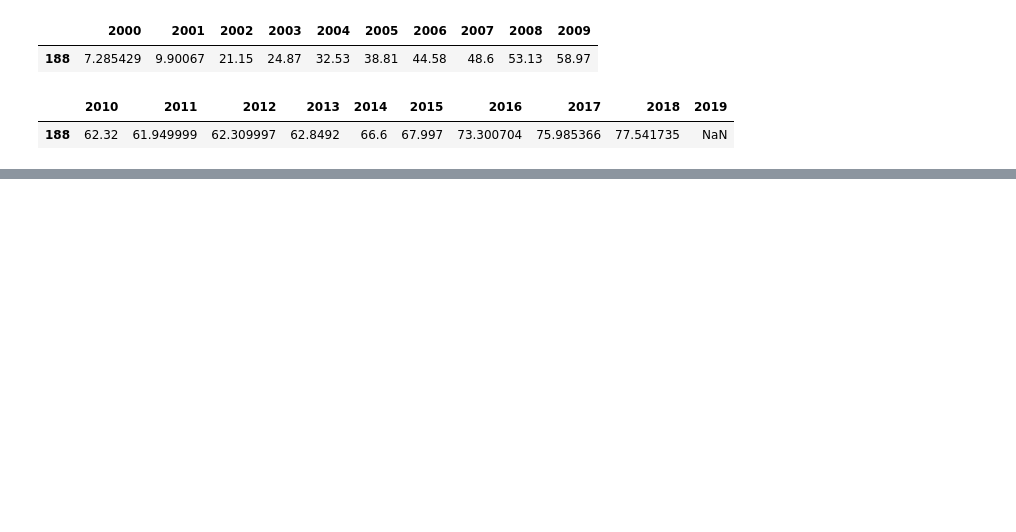
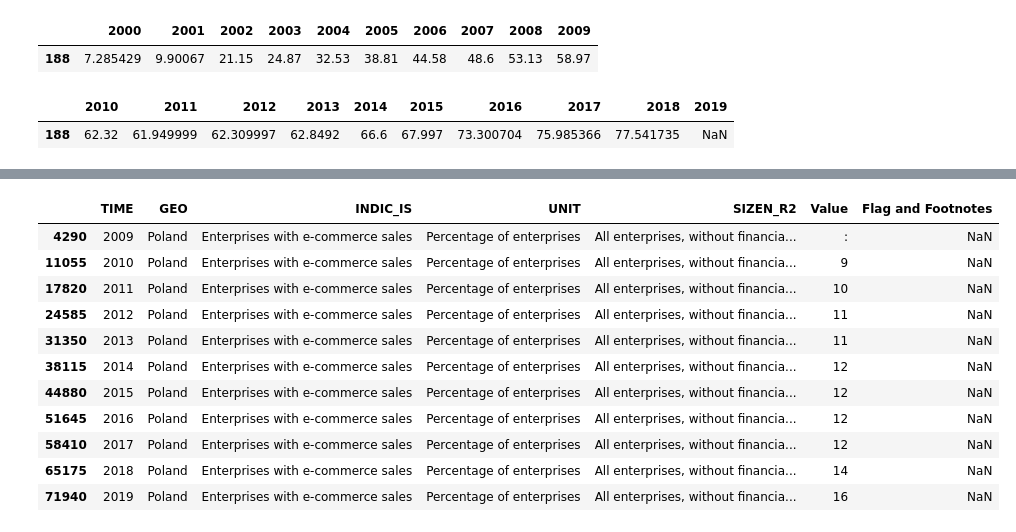
Before and after one commit to IOR88/DigitalBusinessTransformation, a Jupyter notebook: DigitalBusinessTransformation.ipynb, the cells around one changed output, grey strips where cells are left out. Saved outputs shown, nothing was run; the diff lists cells and outputs as text; code cells hidden in the pictures; blank space fills up the shorter version.

```diff
--- a/DigitalBusinessTransformation.ipynb
+++ b/DigitalBusinessTransformation.ipynb
@@ -120,0 +181,21 @@ fig.show()
+# %%
+mask1 = ecommerce_sales_df["GEO"] == "Poland"
+mask2 = ecommerce_sales_df["INDIC_IS"] == "Enterprises with e-commerce sales"
+mask3 = ecommerce_sales_df["UNIT"] == "Percentage of enterprises"
+mask4 = ecommerce_sales_df["SIZEN_R2"] == "All enterprises, without financial sector (10 persons employed or more)"
+ecommerce_sales_df_poland = ecommerce_sales_df[mask1 & mask2 & mask3 & mask4]
+# %%
+ecommerce_sales_df_poland
+# %% [output]
+|  | TIME | GEO | INDIC_IS | UNIT | SIZEN_R2 | Value | Flag and Footnotes |
+| 4290 | 2009 | Poland | Enterprises with e-commerce sales | Percentage of enterprises | All enterprises, without financia... | : | NaN |
+| 11055 | 2010 | Poland | Enterprises with e-commerce sales | Percentage of enterprises | All enterprises, without financia... | 9 | NaN |
+| 17820 | 2011 | Poland | Enterprises with e-commerce sales | Percentage of enterprises | All enterprises, without financia... | 10 | NaN |
+| 24585 | 2012 | Poland | Enterprises with e-commerce sales | Percentage of enterprises | All enterprises, without financia... | 11 | NaN |
+| 31350 | 2013 | Poland | Enterprises with e-commerce sales | Percentage of enterprises | All enterprises, without financia... | 11 | NaN |
+| 38115 | 2014 | Poland | Enterprises with e-commerce sales | Percentage of enterprises | All enterprises, without financia... | 12 | NaN |
+| 44880 | 2015 | Poland | Enterprises with e-commerce sales | Percentage of enterprises | All enterprises, without financia... | 12 | NaN |
+| 51645 | 2016 | Poland | Enterprises with e-commerce sales | Percentage of enterprises | All enterprises, without financia... | 12 | NaN |
+| 58410 | 2017 | Poland | Enterprises with e-commerce sales | Percentage of enterprises | All enterprises, without financia... | 12 | NaN |
+| 65175 | 2018 | Poland | Enterprises with e-commerce sales | Percentage of enterprises | All enterprises, without financia... | 14 | NaN |
+| 71940 | 2019 | Poland | Enterprises with e-commerce sales | Percentage of enterprises | All enterprises, without financia... | 16 | NaN |
```
Also changed, not shown: parts of 22 cells of this notebook, 3 other files.
